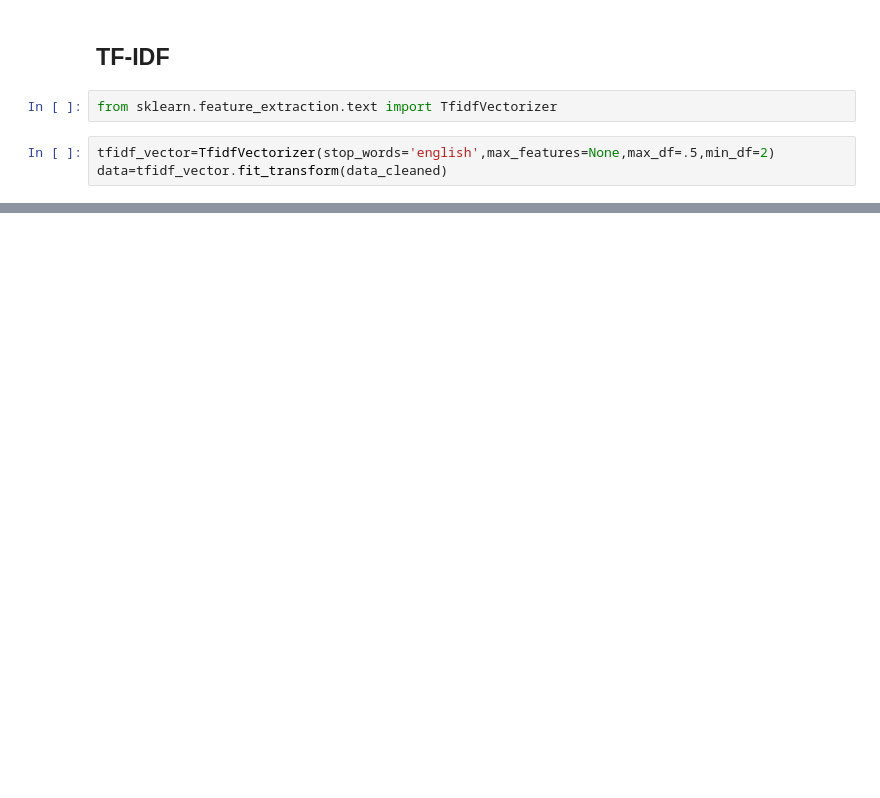
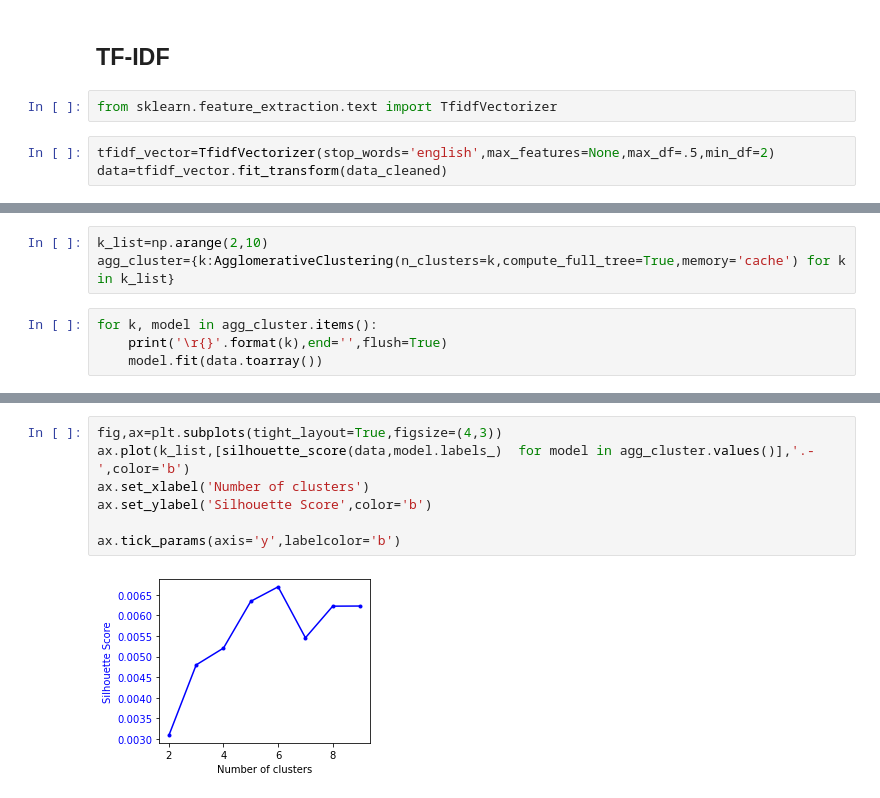
Before and after one commit to hainingpan/UnsupervisedLearning, a Jupyter notebook: UL.ipynb, the cells around one changed output, grey strips where cells are left out. Saved outputs shown, nothing was run; the diff lists cells and outputs as text; blank space fills up the shorter version.

```diff
--- a/UL.ipynb
+++ b/UL.ipynb
@@ -424,0 +144,7 @@ AttributeError: 'function' object has no attribute 'data_home'
+# %%
+k_list=np.arange(2,10)
+agg_cluster={k:AgglomerativeClustering(n_clusters=k,compute_full_tree=True,memory='cache') for k in k_list}
+# %%
+for k, model in agg_cluster.items():
+    print('\r{}'.format(k),end='',flush=True)
+    model.fit(data.toarray())
@@ -424,0 +161,9 @@ AttributeError: 'function' object has no attribute 'data_home'
+# %%
+fig,ax=plt.subplots(tight_layout=True,figsize=(4,3))
+ax.plot(k_list,[silhouette_score(data,model.labels_)  for model in agg_cluster.values()],'.-',color='b')
+ax.set_xlabel('Number of clusters')
+ax.set_ylabel('Silhouette Score',color='b')
+
+ax.tick_params(axis='y',labelcolor='b')
+# %% [output]
+[figure, added]
```
Also changed, not shown: parts of 108 cells of this notebook.
